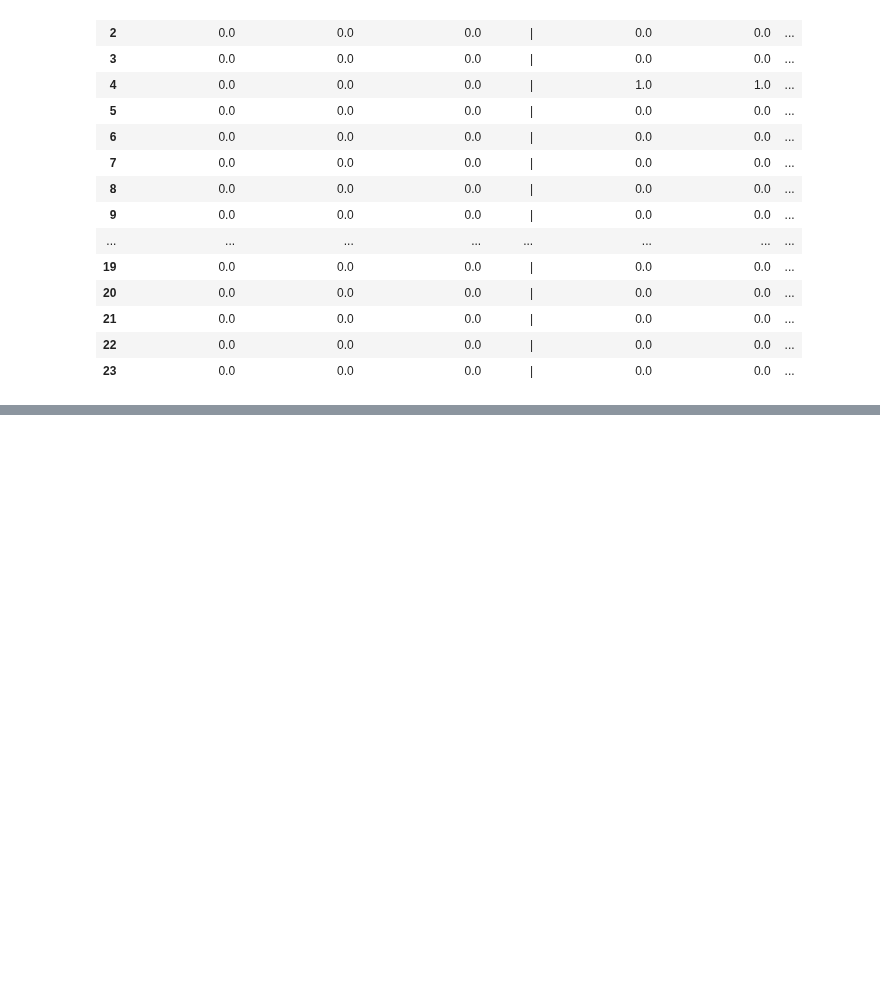
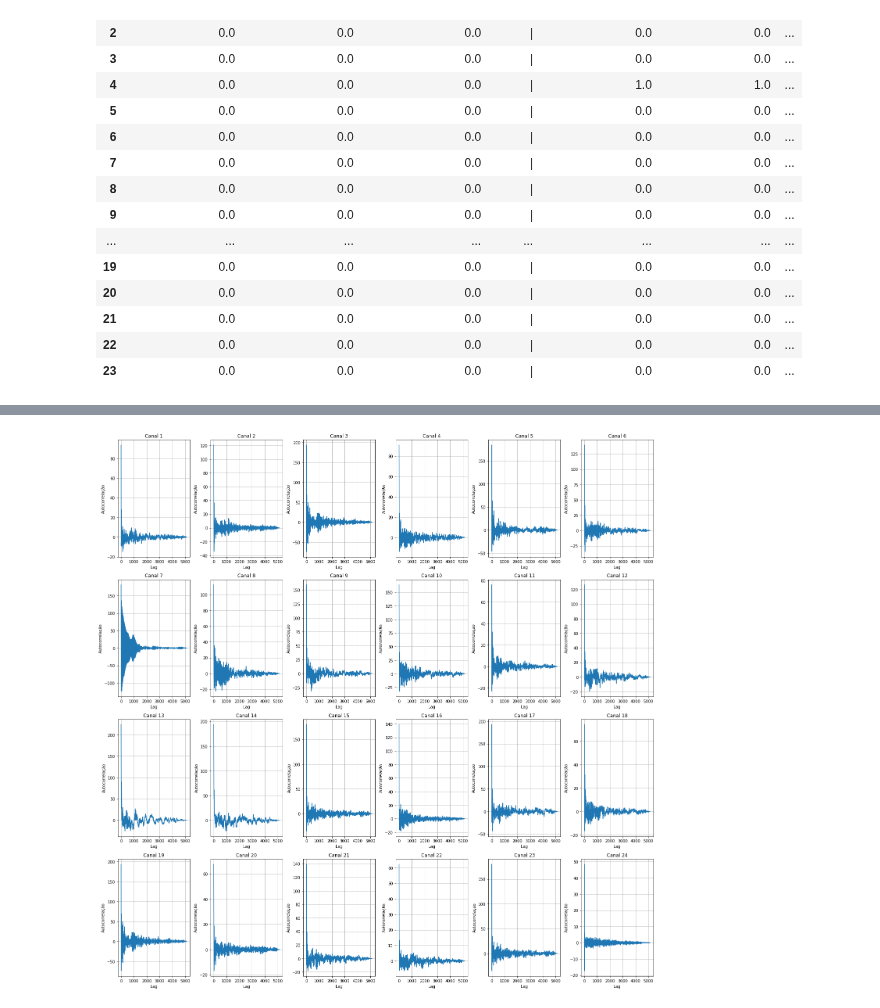
Before and after one commit to caiocmb7/MachineLearning-DS, a Jupyter notebook: Estocasticos/project.ipynb, the cells around one changed output, grey strips where cells are left out. Saved outputs shown, nothing was run; the diff lists cells and outputs as text; code cells hidden in the pictures; blank space fills up the shorter version.

```diff
--- a/Estocasticos/project.ipynb
+++ b/Estocasticos/project.ipynb
@@ -555,0 +648,45 @@ df
+# %%
+import numpy as np
+import matplotlib.pyplot as plt
+
+# Carregar os dados
+d_files = ['s1.dat']
+
+# Taxa de amostragem (Hz)
+fs = 256
+
+for d_file in d_files:
+    # Carregar o dado
+    data = np.loadtxt(d_file)
+
+    # Calcular a função de autocorrelação para cada canal
+    autocorr_data = np.zeros((24, 5120))
+
+    for i in range(24):
+        autocorr_data[i] = np.correlate(data[i], data[i], mode='full')[-5120:] / (5120 * fs)
+
+    # Configurar a figura e os subplots
+    fig, axs = plt.subplots(4, 6, figsize=(20, 20))
+
+    # Plotar a função de autocorrelação para cada canal
+    canal = 0
+    for i in range(4):
+        for j in range(6):
+            axs[i, j].plot(autocorr_data[canal])
+            axs[i, j].set_title(f'Canal {canal+1}')
+            axs[i, j].set_xlabel('Lag')
+            axs[i, j].set_ylabel('Autocorrelação')
+            axs[i, j].grid(True)
+            canal += 1
+
+    # Ajustar o espaçamento entre os subplots
+    plt.tight_layout()
+
+    # Salvar a figura com um nome diferente para cada dado
+    fig_name = f'autocorrelation_{d_file[:-4]}.png'  # Por exemplo: autocorrelation_d1.png
+    plt.savefig(fig_name)
+
+    # Exibir o gráfico
+    plt.show()
+# %% [output]
+[figure, added]
```
Also changed, not shown: parts of 5 cells of this notebook, 4 other files.
